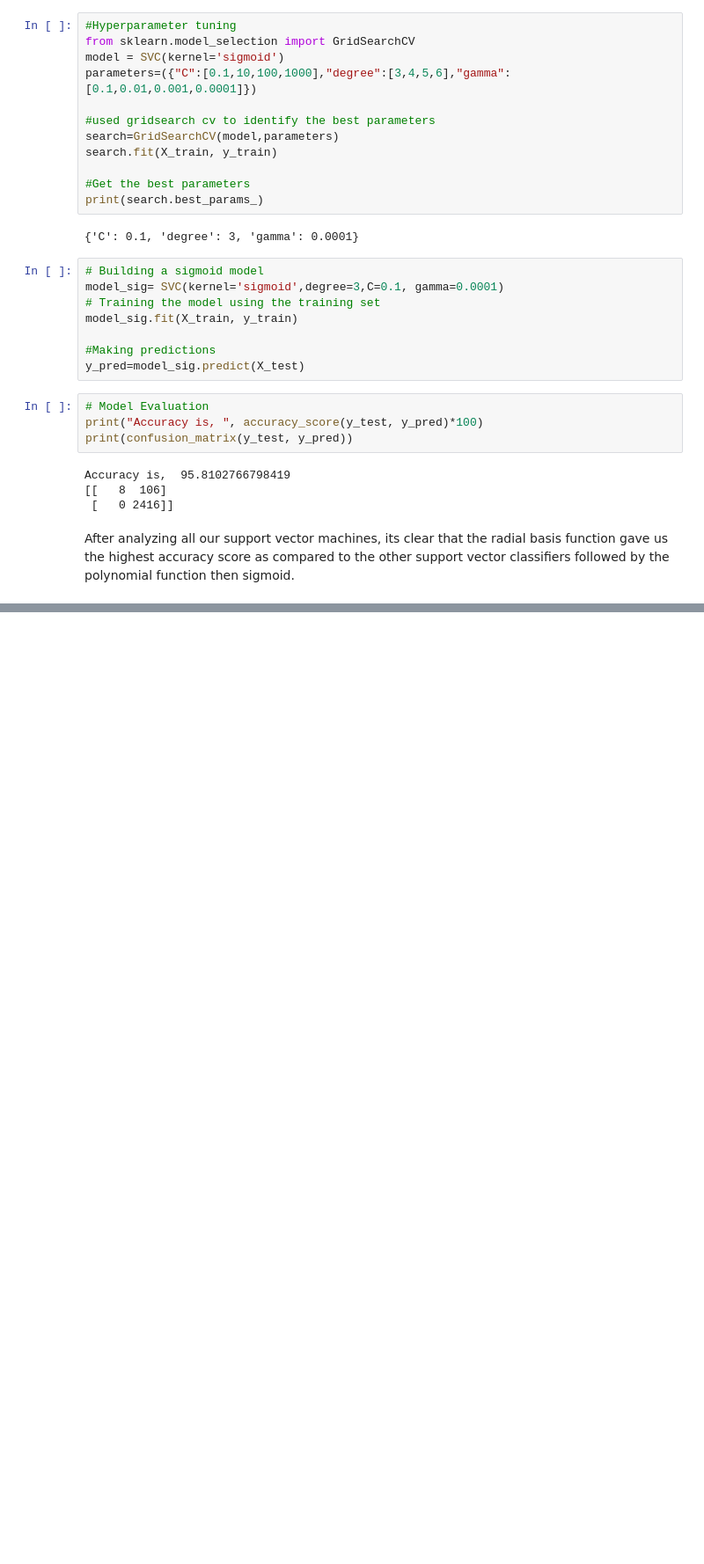
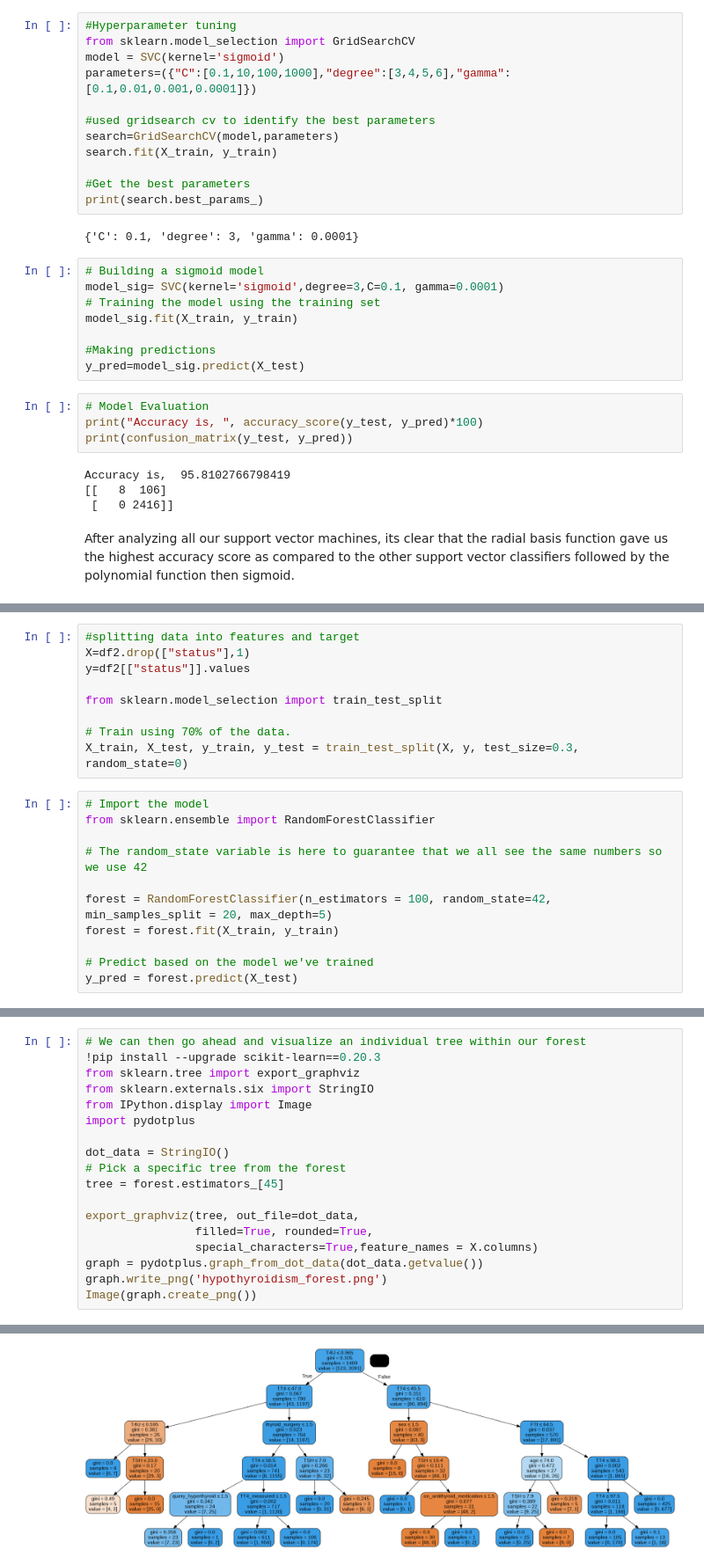
Before and after one commit to BrendaChepkoech/Hypothyroidism-Project, a Jupyter notebook: Brenda_Chepkoech,week_8_IP.ipynb, the cells around one changed output, grey strips where cells are left out. Shown: that part at 88% size. Cells and saved outputs as stored; diff of their text form; blank space fills up the shorter version.

```diff
--- a/Brenda_Chepkoech,week_8_IP.ipynb
+++ b/Brenda_Chepkoech,week_8_IP.ipynb
@@ -816,0 +830,20 @@ After analyzing all our support vector machines, its clear that the radial basis
+# %%
+#splitting data into features and target
+X=df2.drop(["status"],1)
+y=df2[["status"]].values
+
+from sklearn.model_selection import train_test_split
+
+# Train using 70% of the data.
+X_train, X_test, y_train, y_test = train_test_split(X, y, test_size=0.3, random_state=0)
+# %%
+# Import the model
+from sklearn.ensemble import RandomForestClassifier
+
+# The random_state variable is here to guarantee that we all see the same numbers so we use 42
+
+forest = RandomForestClassifier(n_estimators = 100, random_state=42, min_samples_split = 20, max_depth=5)
+forest = forest.fit(X_train, y_train)
+
+# Predict based on the model we've trained
+y_pred = forest.predict(X_test)
@@ -816,0 +865,19 @@ After analyzing all our support vector machines, its clear that the radial basis
+# %%
+# We can then go ahead and visualize an individual tree within our forest
+!pip install --upgrade scikit-learn==0.20.3
+from sklearn.tree import export_graphviz
+from sklearn.externals.six import StringIO
+from IPython.display import Image
+import pydotplus
+
+dot_data = StringIO()
+# Pick a specific tree from the forest
+tree = forest.estimators_[45]
+
+export_graphviz(tree, out_file=dot_data,
+                filled=True, rounded=True,
+                special_characters=True,feature_names = X.columns)
+graph = pydotplus.graph_from_dot_data(dot_data.getvalue())
+graph.write_png('hypothyroidism_forest.png')
+Image(graph.create_png())
+# %% [output]
@@ -816,0 +887 @@ After analyzing all our support vector machines, its clear that the radial basis
+[figure, added]
```
Also changed, not shown: parts of 19 cells of this notebook.
